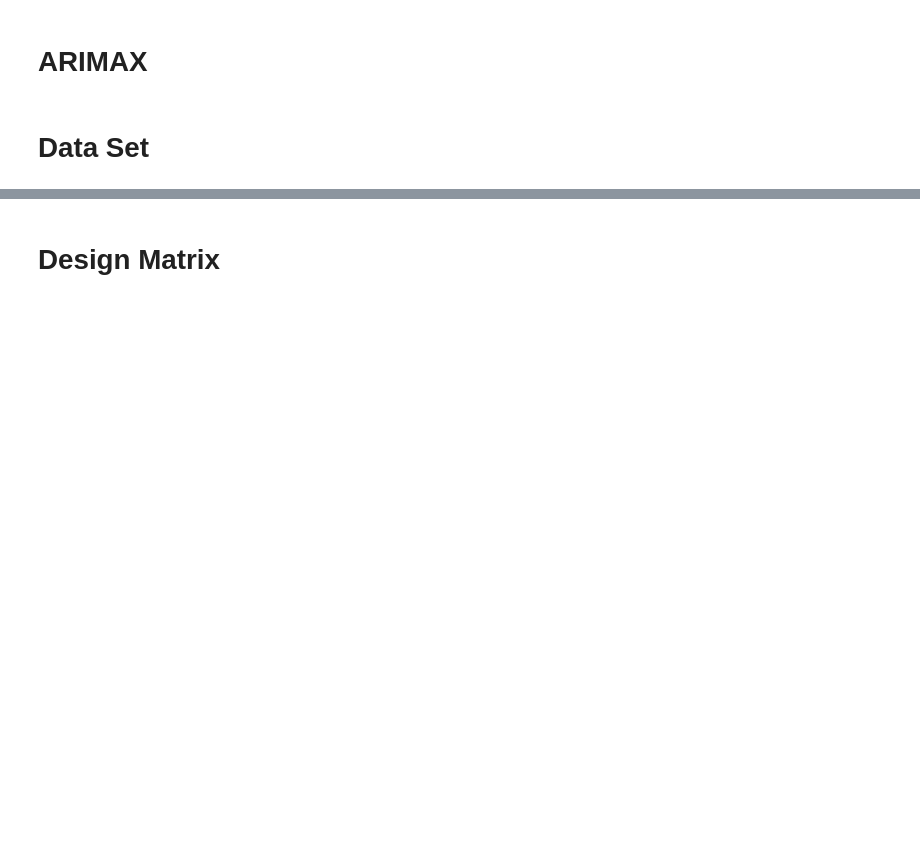
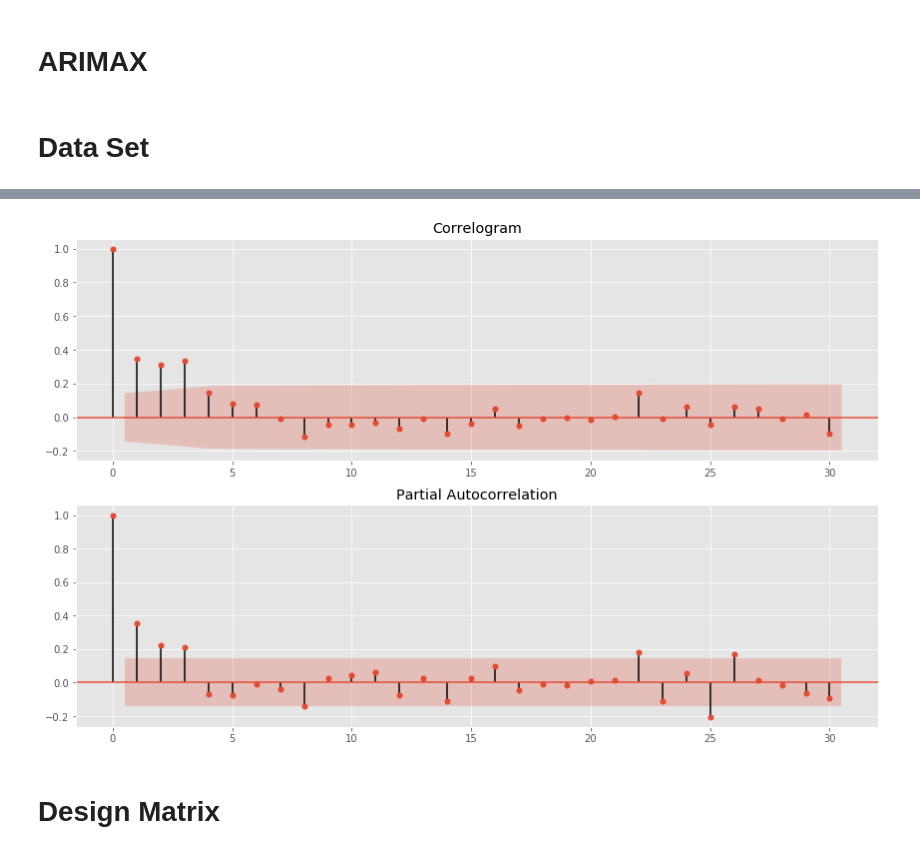
Before and after one commit to a4shubert/statslib, a Jupyter notebook: jupyter/ARIMAX.ipynb, the cells around one changed output, grey strips where cells are left out. Drawn from its saved outputs; the diff is of its cells as text; code cells hidden in the pictures; blank space fills up the shorter version.

```diff
--- a/jupyter/ARIMAX.ipynb
+++ b/jupyter/ARIMAX.ipynb
@@ -28,5 +36,9 @@ stb.datasets.uschange.df.head()
 # %%
 y = stb.datasets.uschange.df.Consumption
+# %%
+stb.stat_plots.plot_acf_pcf(y)
+# %% [output]
+[figure, added]
 # %%
 X = stb.datasets.uschange.df.drop('Consumption', axis=1)
 # %% [markdown]
```
Also changed, not shown: parts of 16 cells of this notebook, 4 other files.
